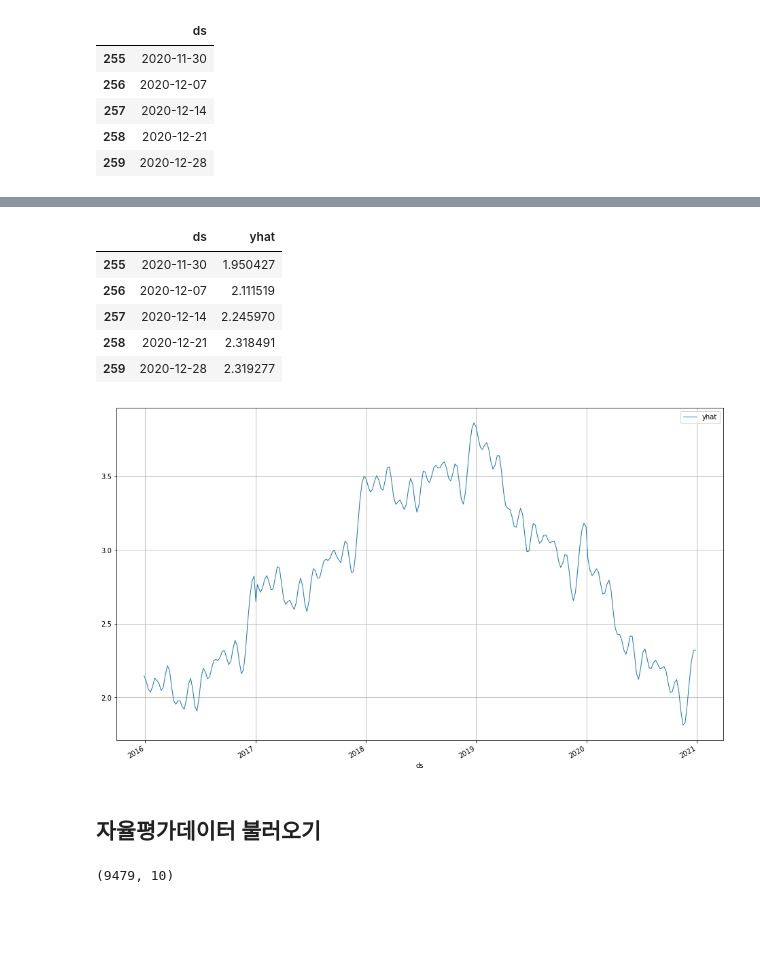
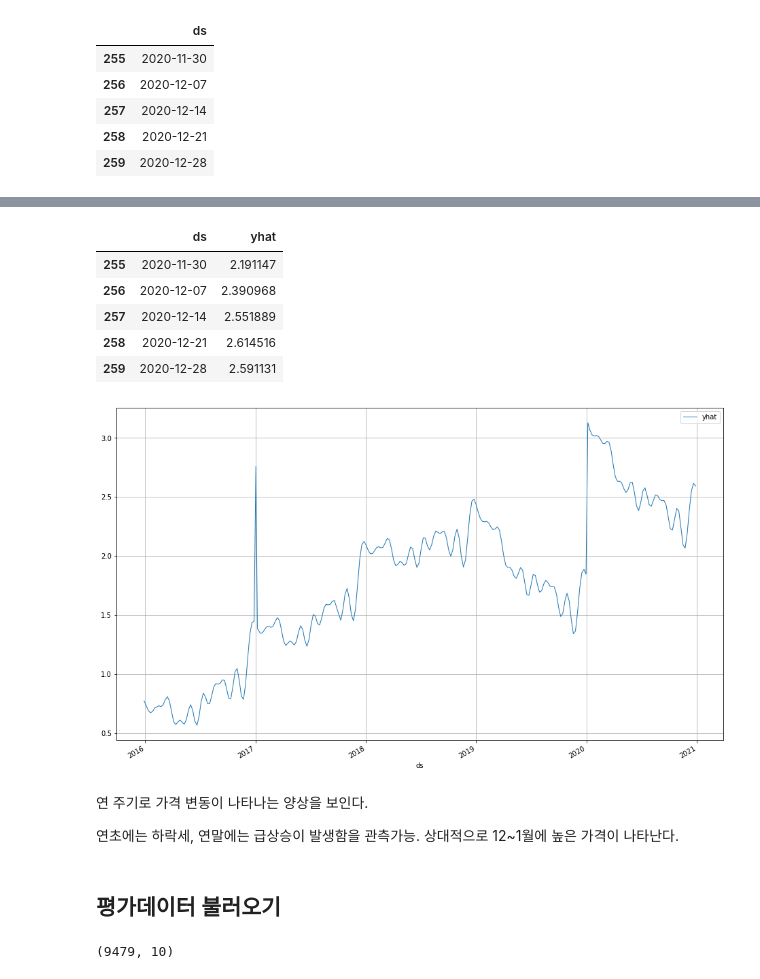
Before and after one commit to honahn/honahn, a Jupyter notebook: seafood_prophet.ipynb, the cells around one changed output, grey strips where cells are left out. Drawn from its saved outputs; the diff is of its cells as text; code cells hidden in the pictures; blank space fills up the shorter version.

```diff
--- a/seafood_prophet.ipynb
+++ b/seafood_prophet.ipynb
@@ -181,9 +230,9 @@ fig1=m.plot(forecast, figsize=(16,10))
 # %% [markdown]
 ## 주(Week) 단위로 Future Dataframe 생성
 # %%
-future = m.make_future_dataframe(periods=52, freq='w')
-# periods=52 - 자율평가제이터 기간까지 나옴
-# periods=78 - 제출용 평가데이터기간 까지 나옴
+N=52
+# N = 52 : valid_data의 기간까지 나온다
+future = m.make_future_dataframe(periods=N, freq='w')
 # %%
 future += datetime.timedelta(days=1)
 future.tail()
@@ -194,9 +243,3 @@ future.tail()
 | 257 | 2020-12-14 |
 | 258 | 2020-12-21 |
 | 259 | 2020-12-28 |
-# %%
-# add regressor to future dataframe(apply option)
-j=1
-for i in option:
-    future['add'+str(j)]=i
-    j+=1
@@ -203,3 +249,10 @@ for i in option:
 # %%
+# add regressor to future dataframe(apply option)
+
+j=0
+for i in option:
+    future[list(train.columns[1:5])[j]]=i
+    j+=1
+
 future.tail()
 # %% [output]
@@ -212,3 +265,3 @@ future.tail()
 # %%
-forecast=m.predict(future)
+forecast_sample=m.predict(future)
 # %%
@@ -223,23 +276,28 @@ forecast.tail()
 5 rows × 34 columns
 # %%
-forecast[['ds', 'yhat']].tail()
+forecast_sample[['ds', 'yhat']].tail()
+# ds에 대한 수입가격 예측값
 # %% [output]
 |  | ds | yhat |
-| 255 | 2020-11-30 | 1.950427 |
-| 256 | 2020-12-07 | 2.111519 |
-| 257 | 2020-12-14 | 2.245970 |
-| 258 | 2020-12-21 | 2.318491 |
-| 259 | 2020-12-28 | 2.319277 |
+| 255 | 2020-11-30 | 2.191147 |
+| 256 | 2020-12-07 | 2.390968 |
+| 257 | 2020-12-14 | 2.551889 |
+| 258 | 2020-12-21 | 2.614516 |
+| 259 | 2020-12-28 | 2.591131 |
 # %%
 # INITIALIZE FIG DIMENSION AND AXES OBJECTS
 fig, axs = plt.subplots(figsize=(16,10))
 
 # ASSIGN AXES OBJECTS ACCORDINGLY
-forecast.plot(ax=axs, x='ds', y='yhat', grid=True, label="yhat", linewidth=1)
+forecast_sample.plot(ax=axs, x='ds', y='yhat', grid=True, label="yhat", linewidth=1)
 
 plt.show()
 # %% [output]
-[figure, old version]
+[figure, new version]
+# %% [markdown]
+연 주기로 가격 변동이 나타나는 양상을 보인다.
+
+연초에는 하락세, 연말에는 급상승이 발생함을 관측가능. 상대적으로 12~1월에 높은 가격이 나타난다.
 # %% [markdown]
-## 자율평가데이터 불러오기
+## 평가데이터 불러오기
 # %%
```
Also changed, not shown: parts of 52 cells of this notebook.
